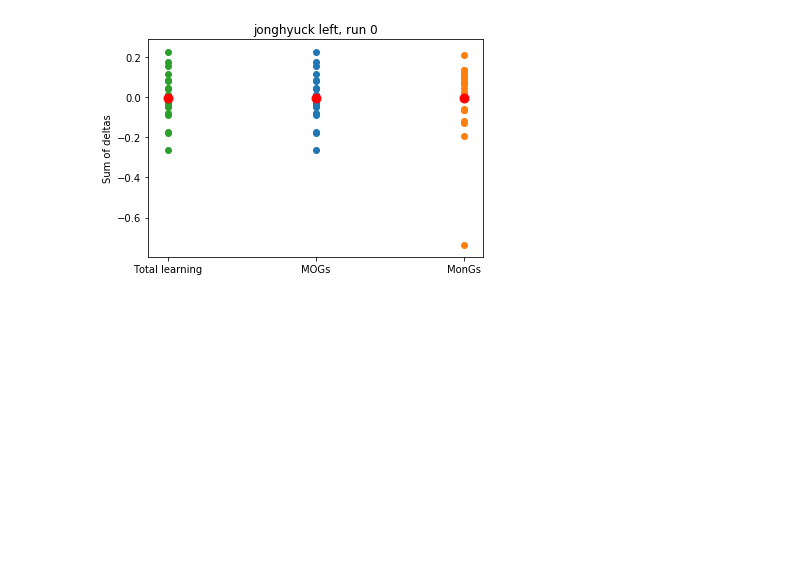
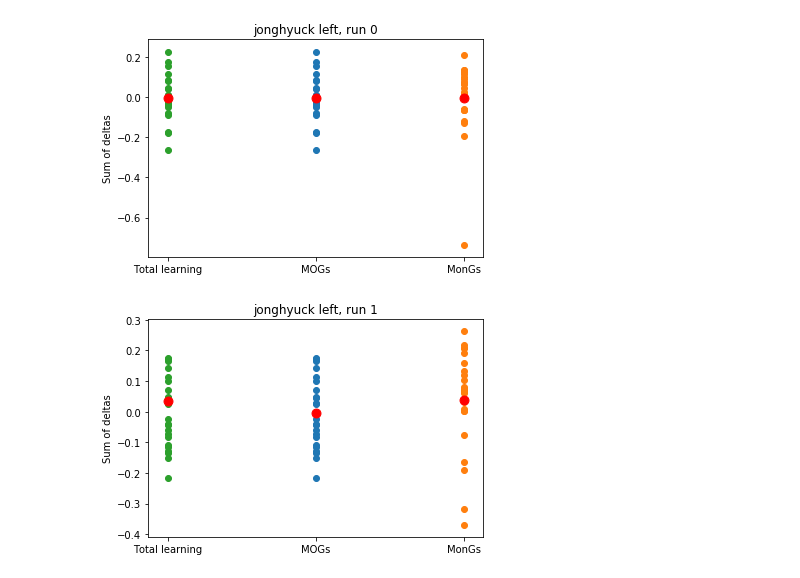
Before and after one commit to SeojinYoon/Statistics_sj, a Jupyter notebook: CLMN/Replay_Exp/experiment/20210325_blueprint_0324v2/analysis_intertap.ipynb, the cells around one changed output. Cells and saved outputs as stored; diff of their text form; code cells hidden in the pictures; blank space fills up the shorter version.

```diff
--- a/CLMN/Replay_Exp/experiment/20210325_blueprint_0324v2/analysis_intertap.ipynb
+++ b/CLMN/Replay_Exp/experiment/20210325_blueprint_0324v2/analysis_intertap.ipynb
@@ -405,3 +407,7 @@ def plot_learning(run_index, intertap_intervals):
 plot_learning(0, intertap_intervals)
 # %% [output]
 [figure]
+# %%
+plot_learning(1, intertap_intervals)
+# %% [output]
+[figure, added]
```
Also changed, not shown: parts of 3 cells of this notebook, 10 other files.
